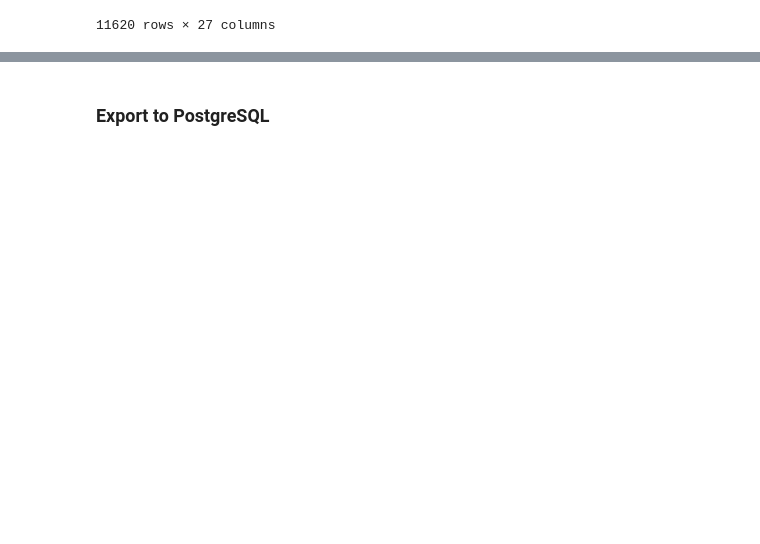
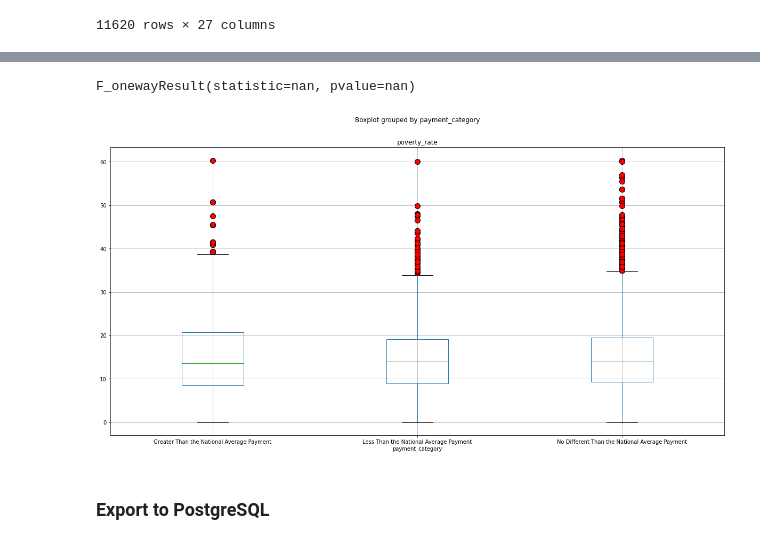
Before and after one commit to NoahGoldstein13/full_stack_data_analytics_project, a Jupyter notebook: Nadia/cleaning_data.ipynb, the cells around one changed output, grey strips where cells are left out. Drawn from its saved outputs; the diff is of its cells as text; code cells hidden in the pictures; blank space fills up the shorter version.

```diff
--- a/Nadia/cleaning_data.ipynb
+++ b/Nadia/cleaning_data.ipynb
@@ -299,3 +367,11 @@ merged_df
+# %%
+stats.f_oneway(group1, group2, group3)
+# %% [output]
+F_onewayResult(statistic=nan, pvalue=nan)
+# %%
+merged_df.boxplot("poverty_rate", by="payment_category", figsize=(20, 10), flierprops=dict(markerfacecolor='red', markersize=10));
+# %% [output]
+[figure, added]
 # %%
 merged_df.to_csv("merged_df.csv", index=False)
 # %% [markdown]
```
Also changed, not shown: parts of 7 cells of this notebook, 5 other files.
